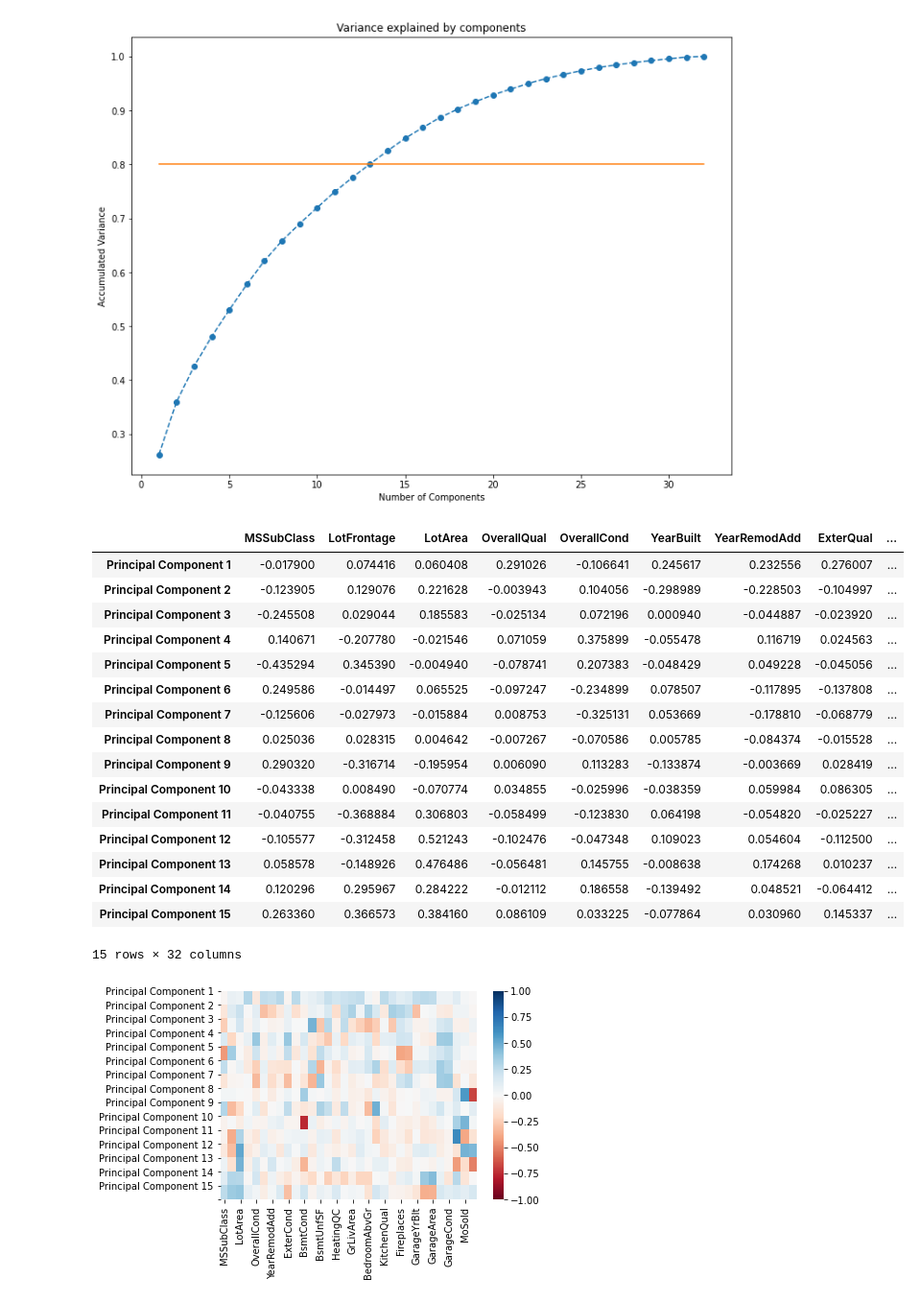
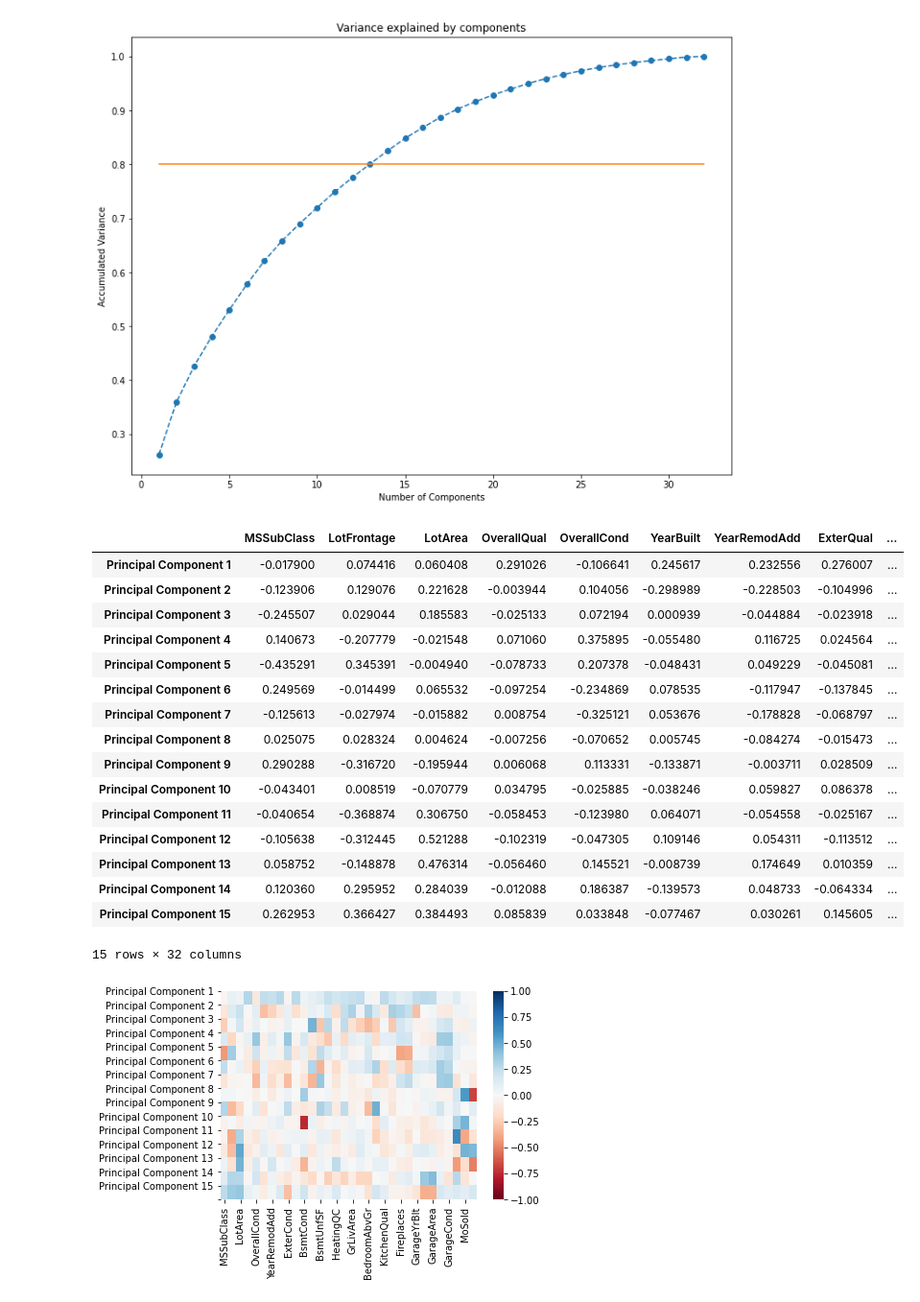
Before and after one commit to ta-data-mexpt/statistical-analysis-project, a Jupyter notebook: your-code/statistical-analysis.ipynb, the cells around one changed output. Shown at 96% size. Drawn from its saved outputs; the diff is of its cells as text; code cells hidden in the pictures.

```diff
--- a/your-code/statistical-analysis.ipynb
+++ b/your-code/statistical-analysis.ipynb
@@ -125,35 +126,35 @@ plt.ylabel("Accumulated Variance"); #Golden Rule is greater than 80%
 # %%
 X_train = train_numeric_values.drop('SalePrice', 1)
 y_train = train_numeric_values['SalePrice']
 pca = PCA(n_components= 15)
 sc = StandardScaler()
 sc = StandardScaler()
 X_train = sc.fit_transform(X_train)
 X_train = pca.fit_transform(X_train)
 
 df_pca_comp = pd.DataFrame(data= pca.components_,
-                           columns = numeric_values.drop('SalePrice', 1).columns.values,
+                           columns = train_numeric_values.drop('SalePrice', 1).columns.values,
                            index = [f'Principal Component {i}' for i in range(1,16)]
                            )
 
 df_pca_comp
 # %% [output]
 |  | MSSubClass | LotFrontage | LotArea | OverallQual | OverallCond | YearBuilt | YearRemodAdd | ExterQual | ... |
 | Principal Component 1 | -0.017900 | 0.074416 | 0.060408 | 0.291026 | -0.106641 | 0.245617 | 0.232556 | 0.276007 | ... |
-| Principal Component 2 | -0.123905 | 0.129076 | 0.221628 | -0.003943 | 0.104056 | -0.298989 | -0.228503 | -0.104997 | ... |
-| Principal Component 3 | -0.245508 | 0.029044 | 0.185583 | -0.025134 | 0.072196 | 0.000940 | -0.044887 | -0.023920 | ... |
-| Principal Component 4 | 0.140671 | -0.207780 | -0.021546 | 0.071059 | 0.375899 | -0.055478 | 0.116719 | 0.024563 | ... |
-| Principal Component 5 | -0.435294 | 0.345390 | -0.004940 | -0.078741 | 0.207383 | -0.048429 | 0.049228 | -0.045056 | ... |
-| Principal Component 6 | 0.249586 | -0.014497 | 0.065525 | -0.097247 | -0.234899 | 0.078507 | -0.117895 | -0.137808 | ... |
-| Principal Component 7 | -0.125606 | -0.027973 | -0.015884 | 0.008753 | -0.325131 | 0.053669 | -0.178810 | -0.068779 | ... |
-| Principal Component 8 | 0.025036 | 0.028315 | 0.004642 | -0.007267 | -0.070586 | 0.005785 | -0.084374 | -0.015528 | ... |
-| Principal Component 9 | 0.290320 | -0.316714 | -0.195954 | 0.006090 | 0.113283 | -0.133874 | -0.003669 | 0.028419 | ... |
-| Principal Component 10 | -0.043338 | 0.008490 | -0.070774 | 0.034855 | -0.025996 | -0.038359 | 0.059984 | 0.086305 | ... |
-| Principal Component 11 | -0.040755 | -0.368884 | 0.306803 | -0.058499 | -0.123830 | 0.064198 | -0.054820 | -0.025227 | ... |
-| Principal Component 12 | -0.105577 | -0.312458 | 0.521243 | -0.102476 | -0.047348 | 0.109023 | 0.054604 | -0.112500 | ... |
-| Principal Component 13 | 0.058578 | -0.148926 | 0.476486 | -0.056481 | 0.145755 | -0.008638 | 0.174268 | 0.010237 | ... |
-| Principal Component 14 | 0.120296 | 0.295967 | 0.284222 | -0.012112 | 0.186558 | -0.139492 | 0.048521 | -0.064412 | ... |
-| Principal Component 15 | 0.263360 | 0.366573 | 0.384160 | 0.086109 | 0.033225 | -0.077864 | 0.030960 | 0.145337 | ... |
+| Principal Component 2 | -0.123906 | 0.129076 | 0.221628 | -0.003944 | 0.104056 | -0.298989 | -0.228503 | -0.104996 | ... |
+| Principal Component 3 | -0.245507 | 0.029044 | 0.185583 | -0.025133 | 0.072194 | 0.000939 | -0.044884 | -0.023918 | ... |
+| Principal Component 4 | 0.140673 | -0.207779 | -0.021548 | 0.071060 | 0.375895 | -0.055480 | 0.116725 | 0.024564 | ... |
+| Principal Component 5 | -0.435291 | 0.345391 | -0.004940 | -0.078733 | 0.207378 | -0.048431 | 0.049229 | -0.045081 | ... |
+| Principal Component 6 | 0.249569 | -0.014499 | 0.065532 | -0.097254 | -0.234869 | 0.078535 | -0.117947 | -0.137845 | ... |
+| Principal Component 7 | -0.125613 | -0.027974 | -0.015882 | 0.008754 | -0.325121 | 0.053676 | -0.178828 | -0.068797 | ... |
+| Principal Component 8 | 0.025075 | 0.028324 | 0.004624 | -0.007256 | -0.070652 | 0.005745 | -0.084274 | -0.015473 | ... |
+| Principal Component 9 | 0.290288 | -0.316720 | -0.195944 | 0.006068 | 0.113331 | -0.133871 | -0.003711 | 0.028509 | ... |
+| Principal Component 10 | -0.043401 | 0.008519 | -0.070779 | 0.034795 | -0.025885 | -0.038246 | 0.059827 | 0.086378 | ... |
+| Principal Component 11 | -0.040654 | -0.368874 | 0.306750 | -0.058453 | -0.123980 | 0.064071 | -0.054558 | -0.025167 | ... |
+| Principal Component 12 | -0.105638 | -0.312445 | 0.521288 | -0.102319 | -0.047305 | 0.109146 | 0.054311 | -0.113512 | ... |
+| Principal Component 13 | 0.058752 | -0.148878 | 0.476314 | -0.056460 | 0.145521 | -0.008739 | 0.174649 | 0.010359 | ... |
+| Principal Component 14 | 0.120360 | 0.295952 | 0.284039 | -0.012088 | 0.186387 | -0.139573 | 0.048733 | -0.064334 | ... |
+| Principal Component 15 | 0.262953 | 0.366427 | 0.384493 | 0.085839 | 0.033848 | -0.077467 | 0.030261 | 0.145605 | ... |
 15 rows × 32 columns
 # %%
 sns.heatmap(df_pca_comp,
```
Also changed, not shown: parts of 10 cells of this notebook.
